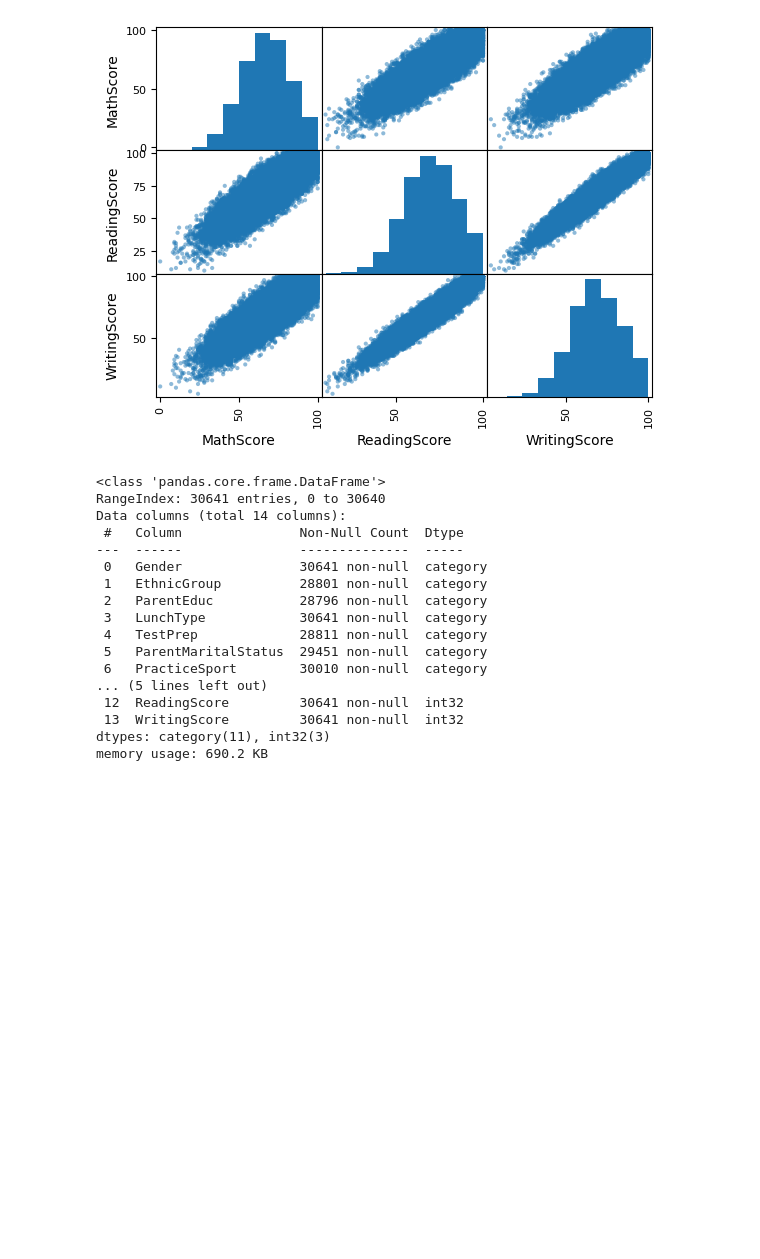
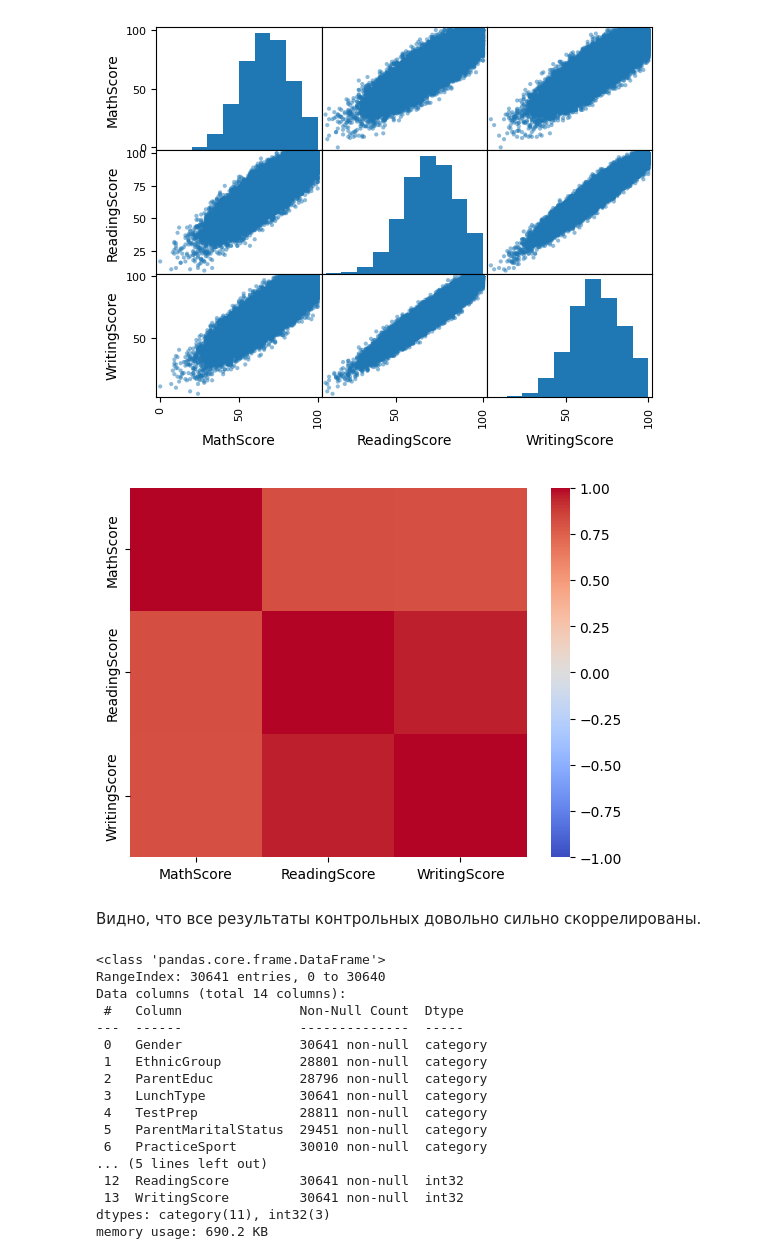
Before and after one commit to belgad/masters-s1-ml, a Jupyter notebook: hw1.ipynb, the cells around one changed output. Saved outputs shown, nothing was run; the diff lists cells and outputs as text; code cells hidden in the pictures; blank space fills up the shorter version.

```diff
--- a/hw1.ipynb
+++ b/hw1.ipynb
@@ -83,6 +83,13 @@ pd.plotting.scatter_matrix(data)
 pass
 # %% [output]
 [figure]
+# %%
+sns.heatmap(data[['MathScore', 'ReadingScore', 'WritingScore']].corr(), cmap='coolwarm', vmin=-1, vmax=1)
+pass
+# %% [output]
+[figure, added]
+# %% [markdown]
+Видно, что все результаты контрольных довольно сильно скоррелированы.
 # %%
 data.info()
 # %% [output]
```
Also changed, not shown: parts of 37 cells of this notebook.
